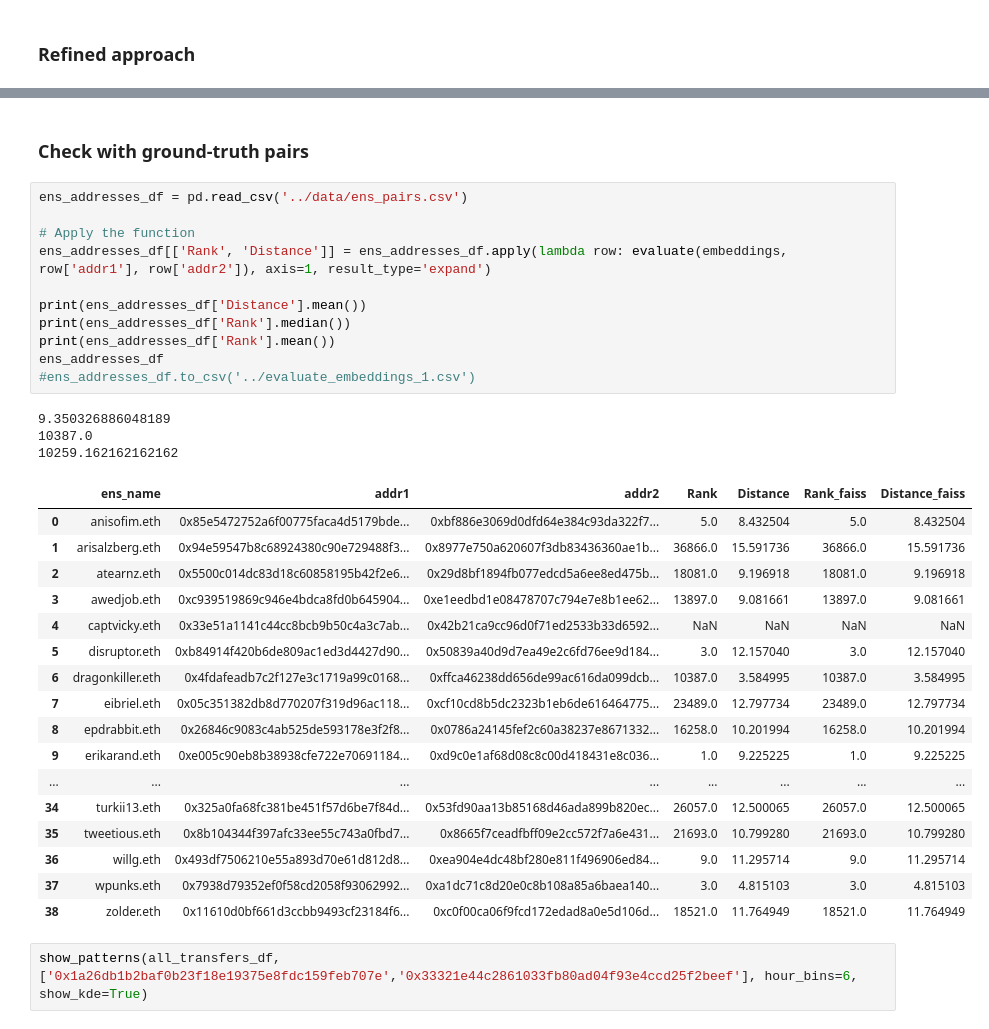
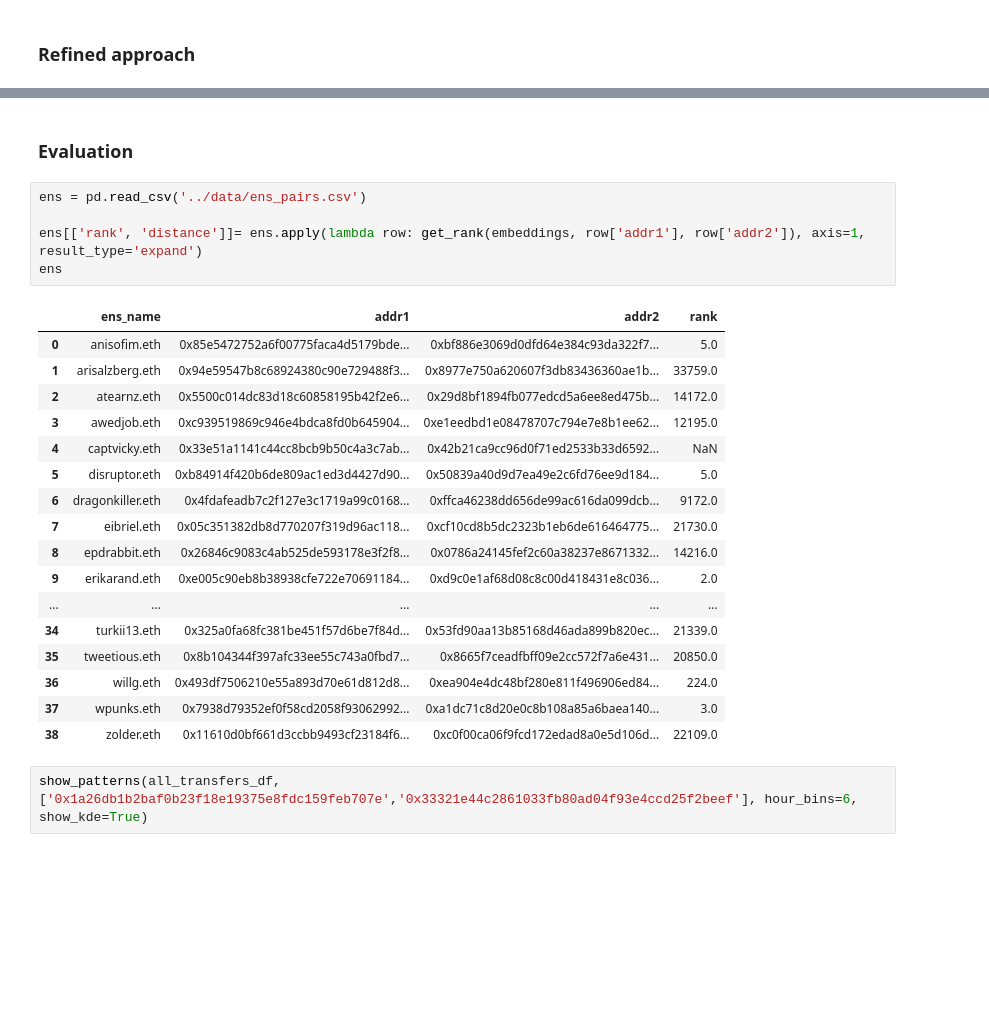
Before and after one commit to dariothuerkauf/address-clustering, a Jupyter notebook: python/node-embedding.ipynb, the cells around one changed output, grey strips where cells are left out. Saved outputs shown, nothing was run; the diff lists cells and outputs as text; blank space fills up the shorter version.

Commit message:
Update node-embedding

```diff
--- a/python/node-embedding.ipynb
+++ b/python/node-embedding.ipynb
@@ -388,37 +219,28 @@ print("Neighbors:", neighbors)
-# %% [markdown]
-### Check with ground-truth pairs
+# %% [markdown]
+### Evaluation
 # %%
-ens_addresses_df = pd.read_csv('../data/ens_pairs.csv')
+ens = pd.read_csv('../data/ens_pairs.csv')
 
-# Apply the function
-ens_addresses_df[['Rank', 'Distance']] = ens_addresses_df.apply(lambda row: evaluate(embeddings, row['addr1'], row['addr2']), axis=1, result_type='expand')
-
-print(ens_addresses_df['Distance'].mean())
-print(ens_addresses_df['Rank'].median())
-print(ens_addresses_df['Rank'].mean())
-ens_addresses_df
-#ens_addresses_df.to_csv('../evaluate_embeddings_1.csv')
+ens[['rank', 'distance']]= ens.apply(lambda row: get_rank(embeddings, row['addr1'], row['addr2']), axis=1, result_type='expand')
+ens
 # %% [output]
-9.350326886048189
-10387.0
-10259.162162162162
-|  | ens_name | addr1 | addr2 | Rank | Distance | Rank_faiss | Distance_faiss |
-| 0 | anisofim.eth | 0x85e5472752a6f00775faca4d5179bde... | 0xbf886e3069d0dfd64e384c93da322f7... | 5.0 | 8.432504 | 5.0 | 8.432504 |
-| 1 | arisalzberg.eth | 0x94e59547b8c68924380c90e729488f3... | 0x8977e750a620607f3db83436360ae1b... | 36866.0 | 15.591736 | 36866.0 | 15.591736 |
-| 2 | atearnz.eth | 0x5500c014dc83d18c60858195b42f2e6... | 0x29d8bf1894fb077edcd5a6ee8ed475b... | 18081.0 | 9.196918 | 18081.0 | 9.196918 |
-| 3 | awedjob.eth | 0xc939519869c946e4bdca8fd0b645904... | 0xe1eedbd1e08478707c794e7e8b1ee62... | 13897.0 | 9.081661 | 13897.0 | 9.081661 |
-| 4 | captvicky.eth | 0x33e51a1141c44cc8bcb9b50c4a3c7ab... | 0x42b21ca9cc96d0f71ed2533b33d6592... | NaN | NaN | NaN | NaN |
-| 5 | disruptor.eth | 0xb84914f420b6de809ac1ed3d4427d90... | 0x50839a40d9d7ea49e2c6fd76ee9d184... | 3.0 | 12.157040 | 3.0 | 12.157040 |
-| 6 | dragonkiller.eth | 0x4fdafeadb7c2f127e3c1719a99c0168... | 0xffca46238dd656de99ac616da099dcb... | 10387.0 | 3.584995 | 10387.0 | 3.584995 |
-| 7 | eibriel.eth | 0x05c351382db8d770207f319d96ac118... | 0xcf10cd8b5dc2323b1eb6de616464775... | 23489.0 | 12.797734 | 23489.0 | 12.797734 |
-| 8 | epdrabbit.eth | 0x26846c9083c4ab525de593178e3f2f8... | 0x0786a24145fef2c60a38237e8671332... | 16258.0 | 10.201994 | 16258.0 | 10.201994 |
-| 9 | erikarand.eth | 0xe005c90eb8b38938cfe722e70691184... | 0xd9c0e1af68d08c8c00d418431e8c036... | 1.0 | 9.225225 | 1.0 | 9.225225 |
-| ... | ... | ... | ... | ... | ... | ... | ... |
-| 34 | turkii13.eth | 0x325a0fa68fc381be451f57d6be7f84d... | 0x53fd90aa13b85168d46ada899b820ec... | 26057.0 | 12.500065 | 26057.0 | 12.500065 |
-| 35 | tweetious.eth | 0x8b104344f397afc33ee55c743a0fbd7... | 0x8665f7ceadfbff09e2cc572f7a6e431... | 21693.0 | 10.799280 | 21693.0 | 10.799280 |
-| 36 | willg.eth | 0x493df7506210e55a893d70e61d812d8... | 0xea904e4dc48bf280e811f496906ed84... | 9.0 | 11.295714 | 9.0 | 11.295714 |
-| 37 | wpunks.eth | 0x7938d79352ef0f58cd2058f93062992... | 0xa1dc71c8d20e0c8b108a85a6baea140... | 3.0 | 4.815103 | 3.0 | 4.815103 |
-| 38 | zolder.eth | 0x11610d0bf661d3ccbb9493cf23184f6... | 0xc0f00ca06f9fcd172edad8a0e5d106d... | 18521.0 | 11.764949 | 18521.0 | 11.764949 |
+|  | ens_name | addr1 | addr2 | rank |
+| 0 | anisofim.eth | 0x85e5472752a6f00775faca4d5179bde... | 0xbf886e3069d0dfd64e384c93da322f7... | 5.0 |
+| 1 | arisalzberg.eth | 0x94e59547b8c68924380c90e729488f3... | 0x8977e750a620607f3db83436360ae1b... | 33759.0 |
+| 2 | atearnz.eth | 0x5500c014dc83d18c60858195b42f2e6... | 0x29d8bf1894fb077edcd5a6ee8ed475b... | 14172.0 |
+| 3 | awedjob.eth | 0xc939519869c946e4bdca8fd0b645904... | 0xe1eedbd1e08478707c794e7e8b1ee62... | 12195.0 |
+| 4 | captvicky.eth | 0x33e51a1141c44cc8bcb9b50c4a3c7ab... | 0x42b21ca9cc96d0f71ed2533b33d6592... | NaN |
+| 5 | disruptor.eth | 0xb84914f420b6de809ac1ed3d4427d90... | 0x50839a40d9d7ea49e2c6fd76ee9d184... | 5.0 |
+| 6 | dragonkiller.eth | 0x4fdafeadb7c2f127e3c1719a99c0168... | 0xffca46238dd656de99ac616da099dcb... | 9172.0 |
+| 7 | eibriel.eth | 0x05c351382db8d770207f319d96ac118... | 0xcf10cd8b5dc2323b1eb6de616464775... | 21730.0 |
+| 8 | epdrabbit.eth | 0x26846c9083c4ab525de593178e3f2f8... | 0x0786a24145fef2c60a38237e8671332... | 14216.0 |
+| 9 | erikarand.eth | 0xe005c90eb8b38938cfe722e70691184... | 0xd9c0e1af68d08c8c00d418431e8c036... | 2.0 |
+| ... | ... | ... | ... | ... |
+| 34 | turkii13.eth | 0x325a0fa68fc381be451f57d6be7f84d... | 0x53fd90aa13b85168d46ada899b820ec... | 21339.0 |
+| 35 | tweetious.eth | 0x8b104344f397afc33ee55c743a0fbd7... | 0x8665f7ceadfbff09e2cc572f7a6e431... | 20850.0 |
+| 36 | willg.eth | 0x493df7506210e55a893d70e61d812d8... | 0xea904e4dc48bf280e811f496906ed84... | 224.0 |
+| 37 | wpunks.eth | 0x7938d79352ef0f58cd2058f93062992... | 0xa1dc71c8d20e0c8b108a85a6baea140... | 3.0 |
+| 38 | zolder.eth | 0x11610d0bf661d3ccbb9493cf23184f6... | 0xc0f00ca06f9fcd172edad8a0e5d106d... | 22109.0 |
 # %%
 show_patterns(all_transfers_df, ['0x1a26db1b2baf0b23f18e19375e8fdc159feb707e','0x33321e44c2861033fb80ad04f93e4ccd25f2beef'], hour_bins=6, show_kde=True)
 # %% [output]
```
Also changed, not shown: parts of 7 cells of this notebook.
